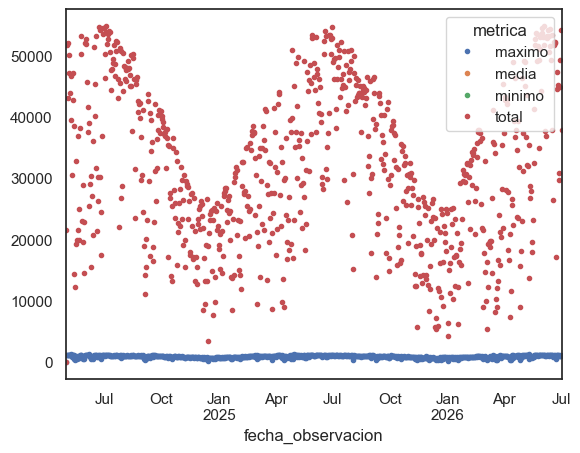
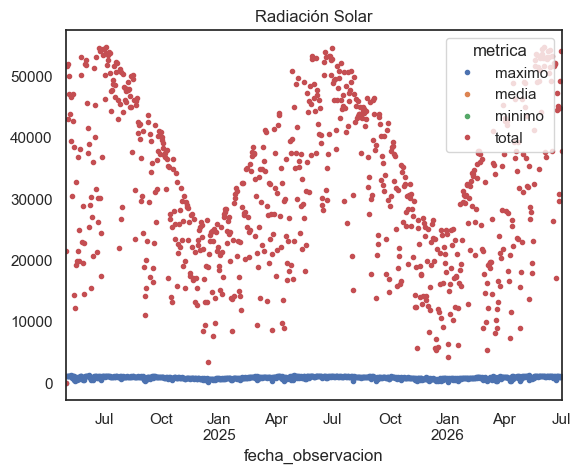
Code edit (unified diff) that turned the first committed figure into the second:
--- before
+++ after
@@ -9,3 +9,4 @@
 
 #Graficamos
-df_rad_plot.plot(style=".")
+
+df_rad_plot.plot(style=".", title="Radiación Solar")

Commit: títulos de los gráficos